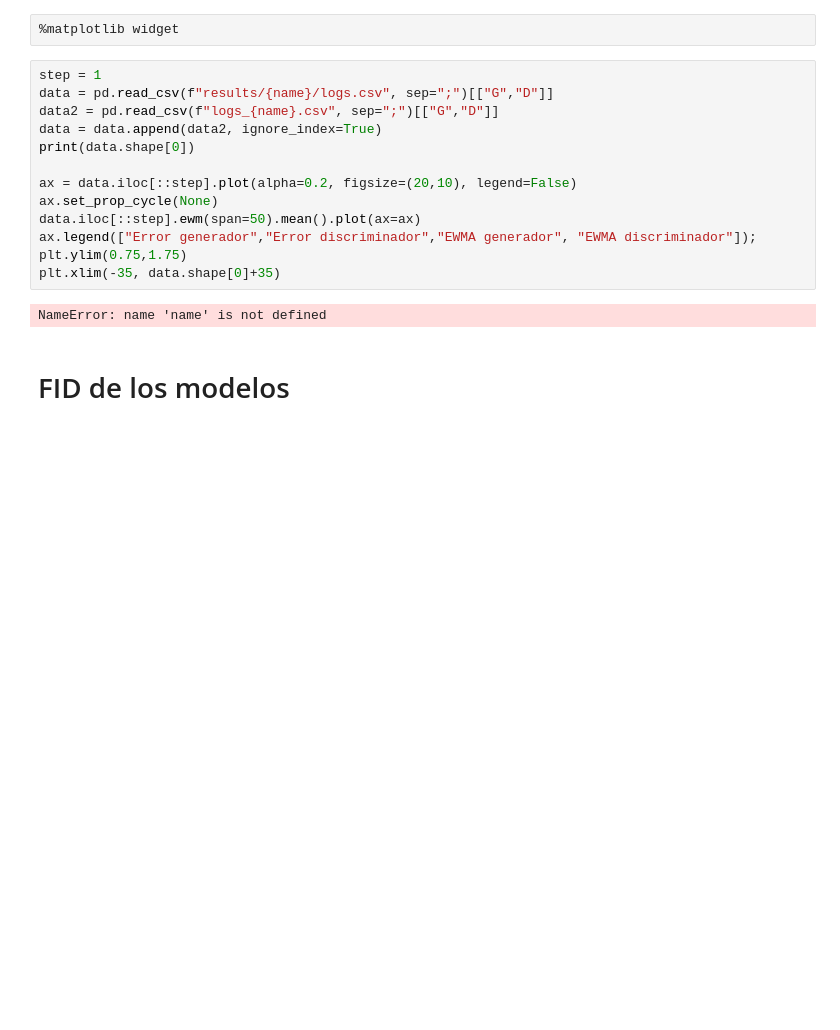
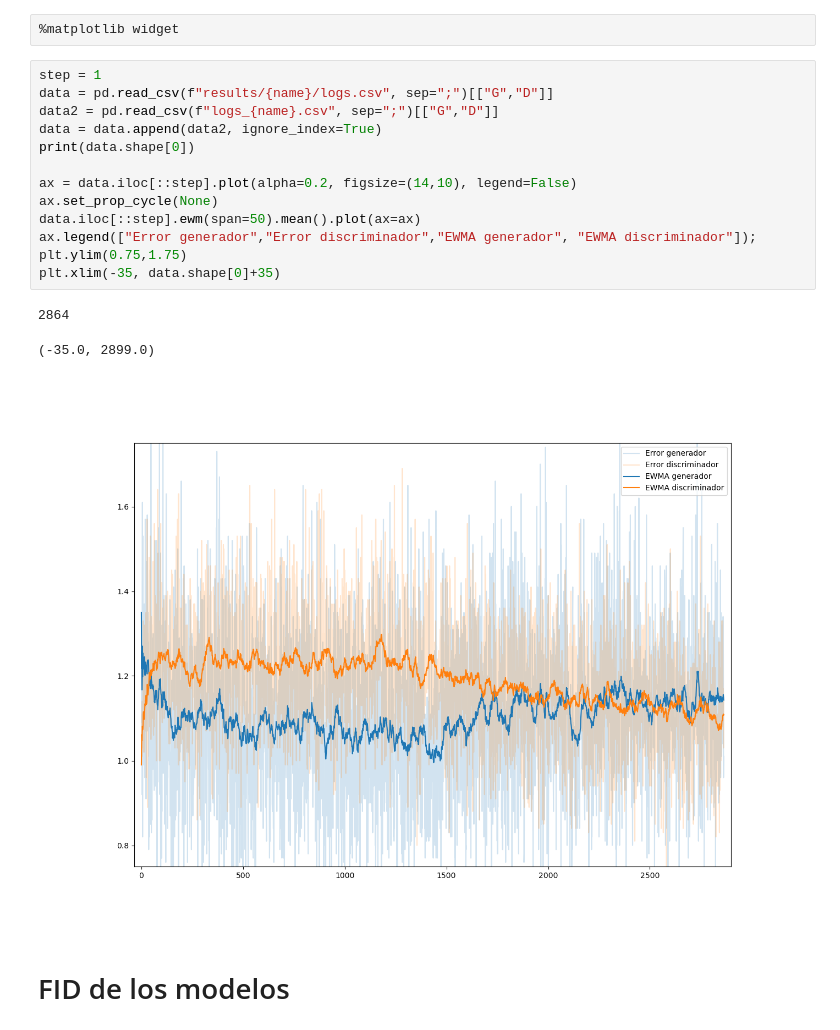
Before and after one commit to maizabros/C-StyleGAN2_FER, a Jupyter notebook: Untitled.ipynb, the cells around one changed output. Drawn from its saved outputs; the diff is of its cells as text; blank space fills up the shorter version.

```diff
--- a/Untitled.ipynb
+++ b/Untitled.ipynb
@@ -111,18 +120,20 @@ out.release()
 # %%
 step = 1
 data = pd.read_csv(f"results/{name}/logs.csv", sep=";")[["G","D"]]
 data2 = pd.read_csv(f"logs_{name}.csv", sep=";")[["G","D"]]
 data = data.append(data2, ignore_index=True)
 print(data.shape[0])
 
-ax = data.iloc[::step].plot(alpha=0.2, figsize=(20,10), legend=False)
+ax = data.iloc[::step].plot(alpha=0.2, figsize=(14,10), legend=False)
 ax.set_prop_cycle(None)
 data.iloc[::step].ewm(span=50).mean().plot(ax=ax)
 ax.legend(["Error generador","Error discriminador","EWMA generador", "EWMA discriminador"]);
 plt.ylim(0.75,1.75)
 plt.xlim(-35, data.shape[0]+35)
 # %% [output]
-NameError: name 'name' is not defined
+2864
+(-35.0, 2899.0)
+[figure, added]
 # %% [markdown]
 # FID de los modelos
 # %%
```
Also changed, not shown: parts of 10 cells of this notebook, 9 other files.
